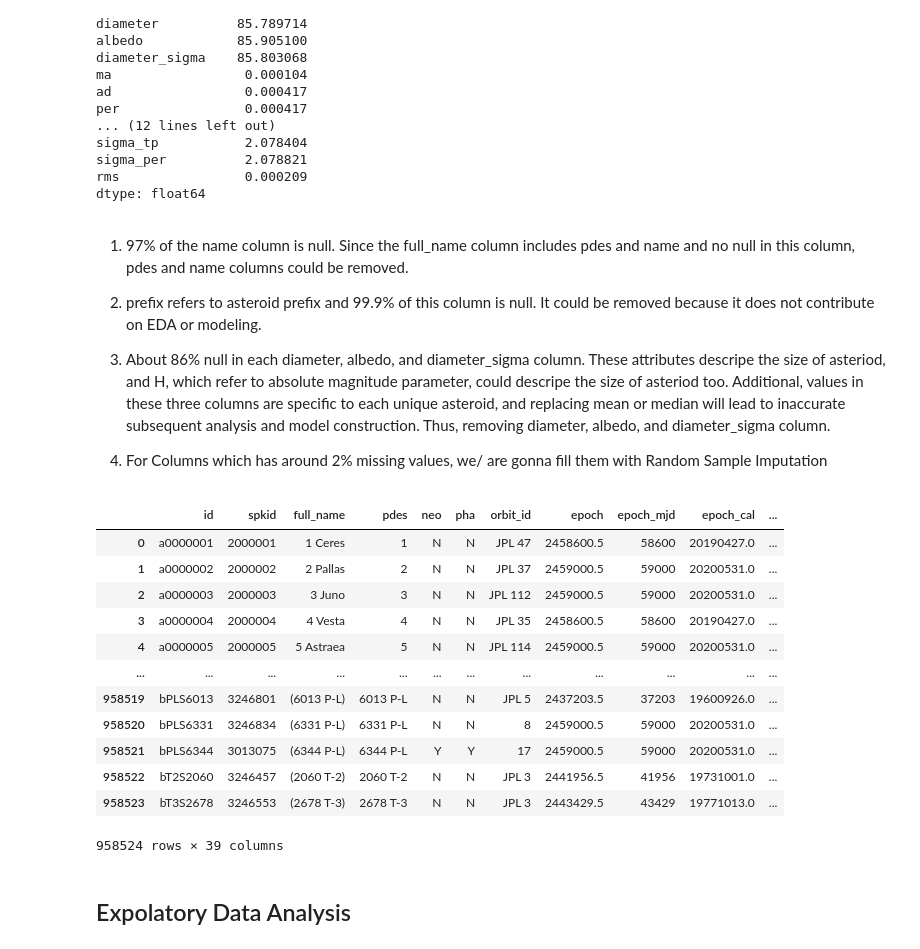
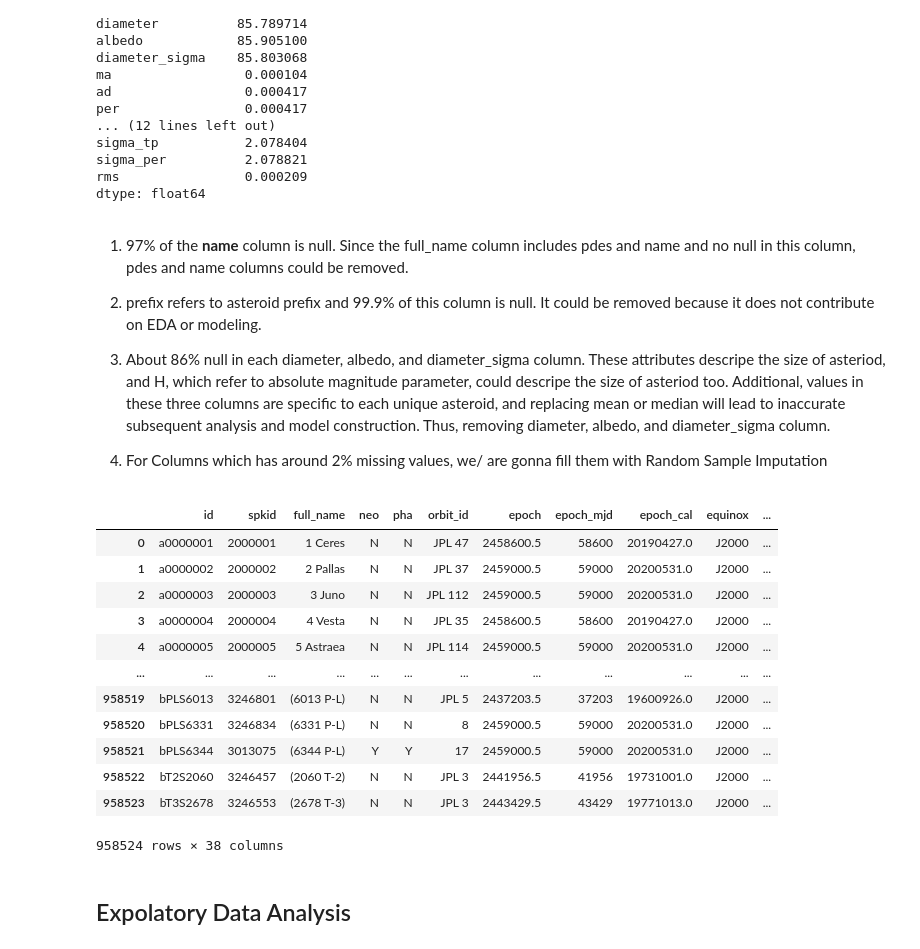
Before and after one commit to Mr-Dheer/Data-Mining, a Jupyter notebook: original.ipynb, the cells around one changed output. Drawn from its saved outputs; the diff is of its cells as text; code cells hidden in the pictures.

```diff
--- a/original.ipynb
+++ b/original.ipynb
@@ -77,7 +77,7 @@ sigma_per          2.078821
 rms                0.000209
 dtype: float64
 # %% [markdown]
- 1.  97% of the name column is null. Since the full_name column includes pdes and name and no null in this column, pdes and name columns could be removed.
+ 1.  97% of the **name** column is null. Since the full_name column includes pdes and name and no null in this column, pdes and name columns could be removed.
 
  2. prefix refers to asteroid prefix and 99.9% of this column is null. It could be removed because it does not contribute on EDA or modeling.
 
@@ -86,34 +86,34 @@ dtype: float64
 4. For Columns which has around 2% missing values, we/ are gonna fill them with Random Sample Imputation
 # %%
 # Columns Dropped
-df=df.drop(labels=['prefix','name','diameter','albedo','diameter_sigma','H'], axis=1)
+df=df.drop(labels=['prefix','name','diameter','albedo','diameter_sigma','H', 'pdes'], axis=1)
 
 # Random Sample Imputation
 def imputer_New(df):
     for col in df.columns:
         if df[col].isnull().sum() > 0:
             random_sample = df[col].dropna().sample(df[col].isnull().sum(),
                                                     random_state=69, replace=True)
             random_sample.index = df[df[col].isnull()].index
             df.loc[df[col].isnull(), col] = random_sample
     return df
 
 
 imputer_New(df)
 # %% [output]
-|  | id | spkid | full_name | pdes | neo | pha | orbit_id | epoch | epoch_mjd | epoch_cal | ... |
-| 0 | a0000001 | 2000001 | 1 Ceres | 1 | N | N | JPL 47 | 2458600.5 | 58600 | 20190427.0 | ... |
-| 1 | a0000002 | 2000002 | 2 Pallas | 2 | N | N | JPL 37 | 2459000.5 | 59000 | 20200531.0 | ... |
-| 2 | a0000003 | 2000003 | 3 Juno | 3 | N | N | JPL 112 | 2459000.5 | 59000 | 20200531.0 | ... |
-| 3 | a0000004 | 2000004 | 4 Vesta | 4 | N | N | JPL 35 | 2458600.5 | 58600 | 20190427.0 | ... |
-| 4 | a0000005 | 2000005 | 5 Astraea | 5 | N | N | JPL 114 | 2459000.5 | 59000 | 20200531.0 | ... |
+|  | id | spkid | full_name | neo | pha | orbit_id | epoch | epoch_mjd | epoch_cal | equinox | ... |
+| 0 | a0000001 | 2000001 | 1 Ceres | N | N | JPL 47 | 2458600.5 | 58600 | 20190427.0 | J2000 | ... |
+| 1 | a0000002 | 2000002 | 2 Pallas | N | N | JPL 37 | 2459000.5 | 59000 | 20200531.0 | J2000 | ... |
+| 2 | a0000003 | 2000003 | 3 Juno | N | N | JPL 112 | 2459000.5 | 59000 | 20200531.0 | J2000 | ... |
+| 3 | a0000004 | 2000004 | 4 Vesta | N | N | JPL 35 | 2458600.5 | 58600 | 20190427.0 | J2000 | ... |
+| 4 | a0000005 | 2000005 | 5 Astraea | N | N | JPL 114 | 2459000.5 | 59000 | 20200531.0 | J2000 | ... |
 | ... | ... | ... | ... | ... | ... | ... | ... | ... | ... | ... | ... |
-| 958519 | bPLS6013 | 3246801 | (6013 P-L) | 6013 P-L | N | N | JPL 5 | 2437203.5 | 37203 | 19600926.0 | ... |
-| 958520 | bPLS6331 | 3246834 | (6331 P-L) | 6331 P-L | N | N | 8 | 2459000.5 | 59000 | 20200531.0 | ... |
-| 958521 | bPLS6344 | 3013075 | (6344 P-L) | 6344 P-L | Y | Y | 17 | 2459000.5 | 59000 | 20200531.0 | ... |
-| 958522 | bT2S2060 | 3246457 | (2060 T-2) | 2060 T-2 | N | N | JPL 3 | 2441956.5 | 41956 | 19731001.0 | ... |
-| 958523 | bT3S2678 | 3246553 | (2678 T-3) | 2678 T-3 | N | N | JPL 3 | 2443429.5 | 43429 | 19771013.0 | ... |
+| 958519 | bPLS6013 | 3246801 | (6013 P-L) | N | N | JPL 5 | 2437203.5 | 37203 | 19600926.0 | J2000 | ... |
+| 958520 | bPLS6331 | 3246834 | (6331 P-L) | N | N | 8 | 2459000.5 | 59000 | 20200531.0 | J2000 | ... |
+| 958521 | bPLS6344 | 3013075 | (6344 P-L) | Y | Y | 17 | 2459000.5 | 59000 | 20200531.0 | J2000 | ... |
+| 958522 | bT2S2060 | 3246457 | (2060 T-2) | N | N | JPL 3 | 2441956.5 | 41956 | 19731001.0 | J2000 | ... |
+| 958523 | bT3S2678 | 3246553 | (2678 T-3) | N | N | JPL 3 | 2443429.5 | 43429 | 19771013.0 | J2000 | ... |
-958524 rows × 39 columns
+958524 rows × 38 columns
 # %%
 # Converting pha into 0 and 1, Since Ml Algorithms work much better on Numerical Values, 0 would be indicating that the asteroid is not harmful and 1 would indicate it is harmful
 df['pha'] = df['pha'].map({
```
Also changed, not shown: parts of 16 cells of this notebook.
